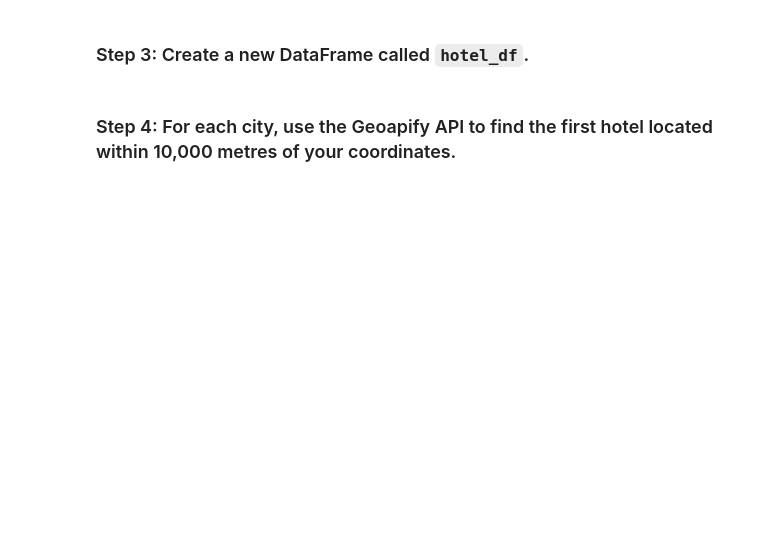
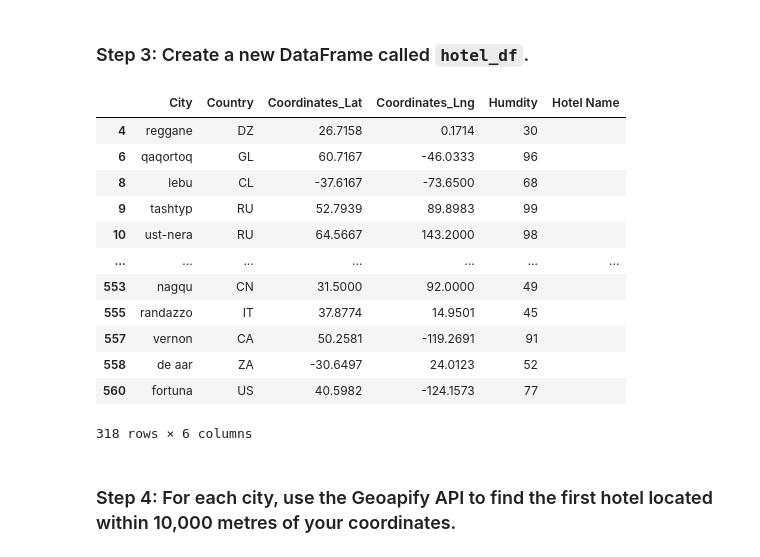
Before and after one commit to KDR9577/python-api-challenge, a Jupyter notebook: VacationPy/VacationPy.ipynb, the cells around one changed output. Cells and saved outputs as stored; diff of their text form; code cells hidden in the pictures; blank space fills up the shorter version.

```diff
--- a/VacationPy/VacationPy.ipynb
+++ b/VacationPy/VacationPy.ipynb
@@ -66,13 +77,36 @@ ideal_weather_df.shape
 ### Step 3: Create a new DataFrame called `hotel_df`.
 # %%
 # Use the Pandas copy function to create DataFrame called hotel_df to store the city, country, coordinates, and humidity
-# YOUR CODE HERE
+try:
+    hotel_data = {"City": ideal_weather_df_complete["City"],
+                 "Country": ideal_weather_df_complete["Country"],
+                 "Coordinates_Lat": ideal_weather_df_complete["Lat"],
+                 "Coordinates_Lng": ideal_weather_df_complete["Lng"],
+                 "Humdity": ideal_weather_df_complete["Humidity"]}
+except:
+    pass
+
+hotel_df = pd.DataFrame(hotel_data).copy()
 
 # Add an empty column, "Hotel Name," to the DataFrame so you can store the hotel found using the Geoapify API
-# YOUR CODE HERE
+hotel_df["Hotel Name"] = ""
 
 # Display sample data
-# YOUR CODE HERE
+hotel_df
+# %% [output]
+|  | City | Country | Coordinates_Lat | Coordinates_Lng | Humdity | Hotel Name |
+| 4 | reggane | DZ | 26.7158 | 0.1714 | 30 |  |
+| 6 | qaqortoq | GL | 60.7167 | -46.0333 | 96 |  |
+| 8 | lebu | CL | -37.6167 | -73.6500 | 68 |  |
+| 9 | tashtyp | RU | 52.7939 | 89.8983 | 99 |  |
+| 10 | ust-nera | RU | 64.5667 | 143.2000 | 98 |  |
+| ... | ... | ... | ... | ... | ... | ... |
+| 553 | nagqu | CN | 31.5000 | 92.0000 | 49 |  |
+| 555 | randazzo | IT | 37.8774 | 14.9501 | 45 |  |
+| 557 | vernon | CA | 50.2581 | -119.2691 | 91 |  |
+| 558 | de aar | ZA | -30.6497 | 24.0123 | 52 |  |
+| 560 | fortuna | US | 40.5982 | -124.1573 | 77 |  |
+318 rows × 6 columns
 # %% [markdown]
 ### Step 4: For each city, use the Geoapify API to find the first hotel located within 10,000 metres of your coordinates.
 # %%
```
Also changed, not shown: parts of 2 cells of this notebook.
